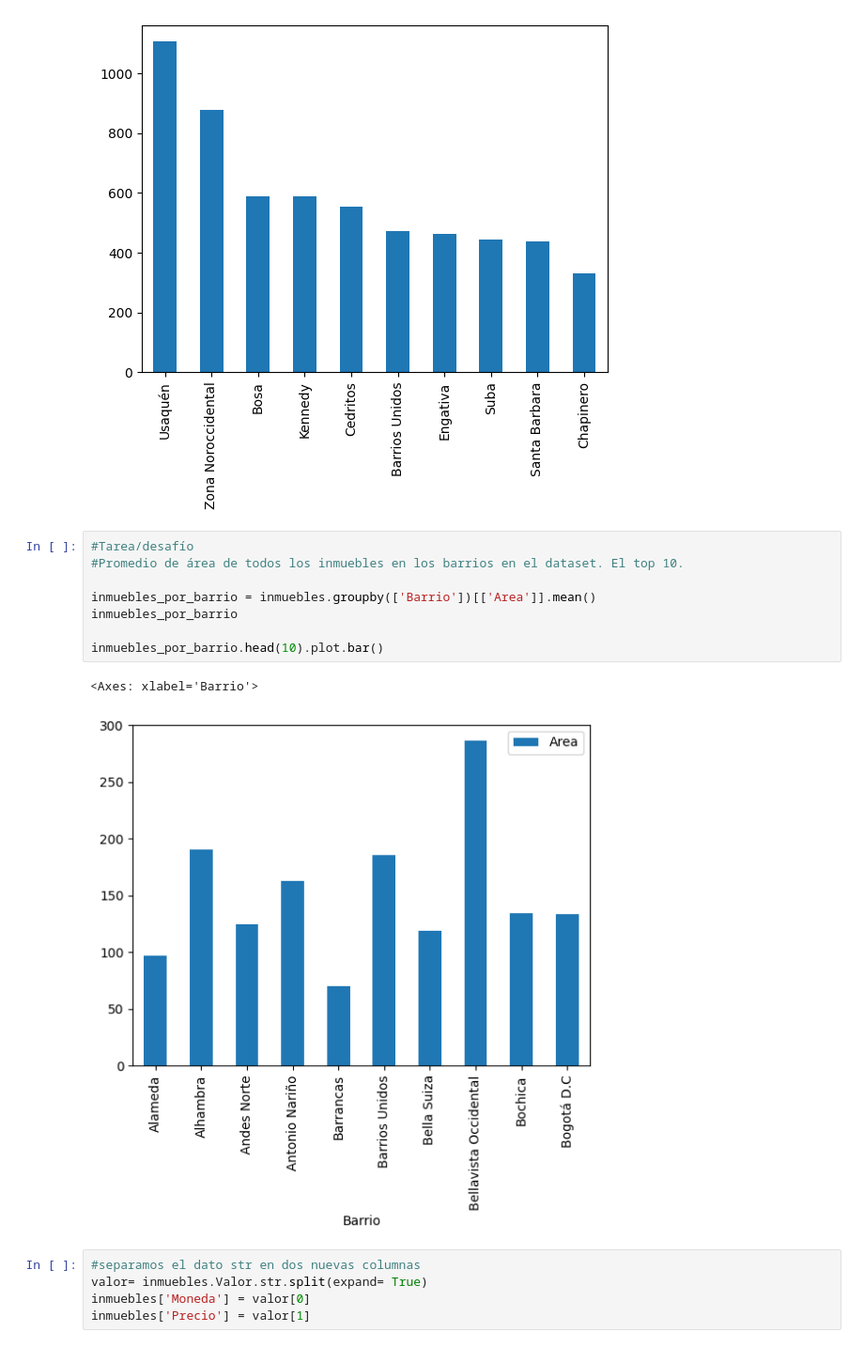
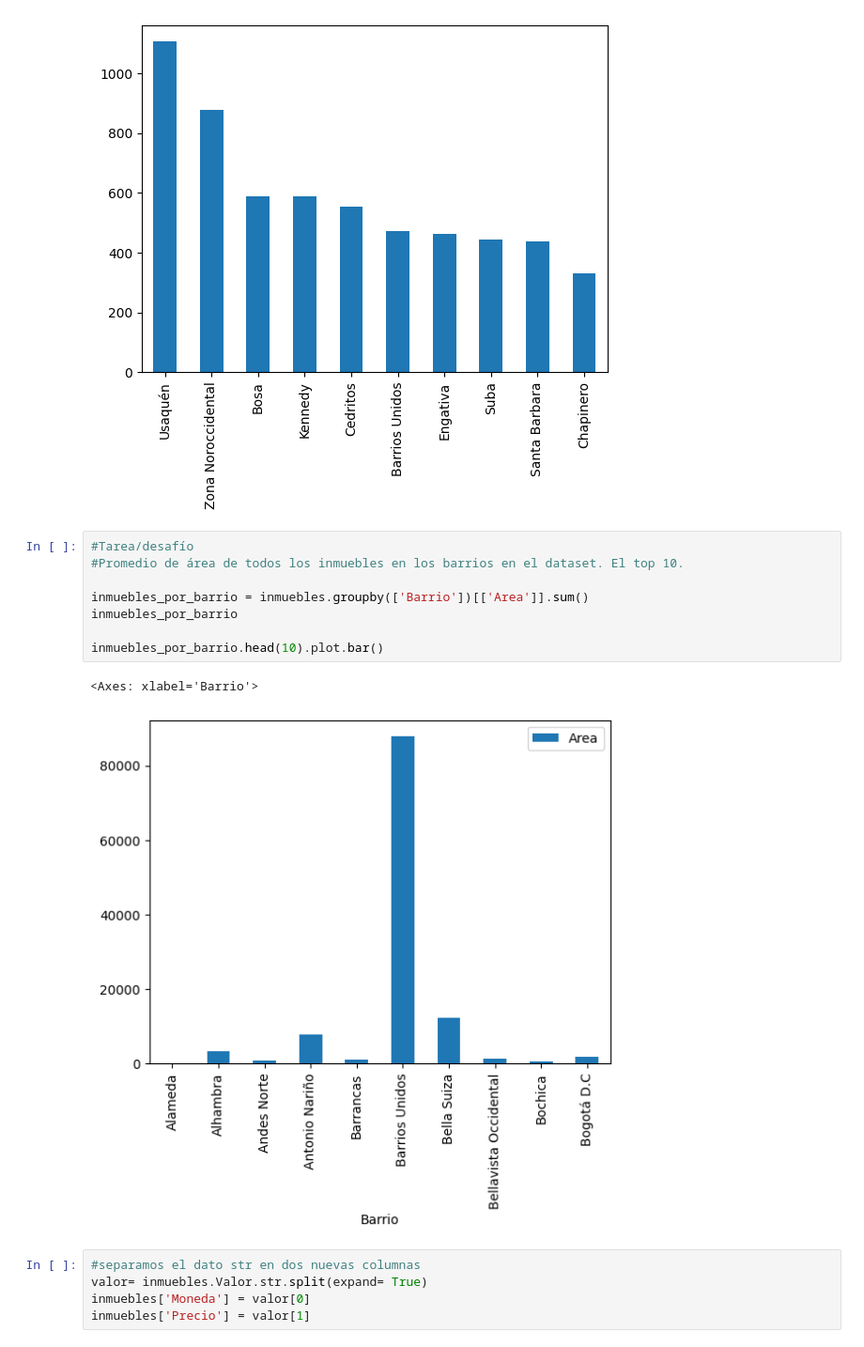
Before and after one commit to IAferaboli/InmersionDatos_AluraLatam, a Jupyter notebook: Práctica_InmersiónDatos_Aula1.ipynb, the cells around one changed output. Shown at 94% size. Saved outputs shown, nothing was run; the diff lists cells and outputs as text.

```diff
--- a/Práctica_InmersiónDatos_Aula1.ipynb
+++ b/Práctica_InmersiónDatos_Aula1.ipynb
@@ -176,14 +176,14 @@ inmuebles_barrio.head(10).plot.bar()
 # %%
 #Tarea/desafío
 #Promedio de área de todos los inmuebles en los barrios en el dataset. El top 10.
 
-inmuebles_por_barrio = inmuebles.groupby(['Barrio'])[['Area']].mean()
+inmuebles_por_barrio = inmuebles.groupby(['Barrio'])[['Area']].sum()
 inmuebles_por_barrio
 
 inmuebles_por_barrio.head(10).plot.bar()
 # %% [output]
 <Axes: xlabel='Barrio'>
-[figure, old version]
+[figure, new version]
 # %%
 #separamos el dato str en dos nuevas columnas
 valor= inmuebles.Valor.str.split(expand= True)
```
Also changed, not shown: parts of 8 cells of this notebook.
